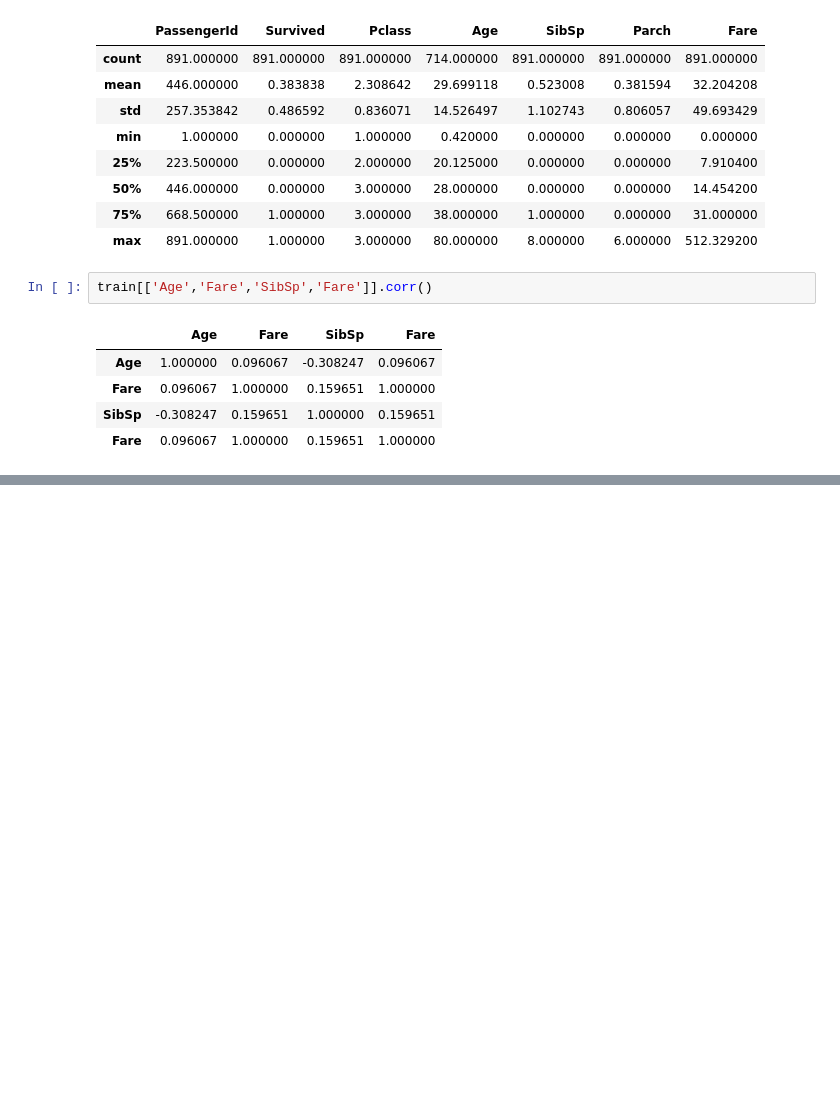
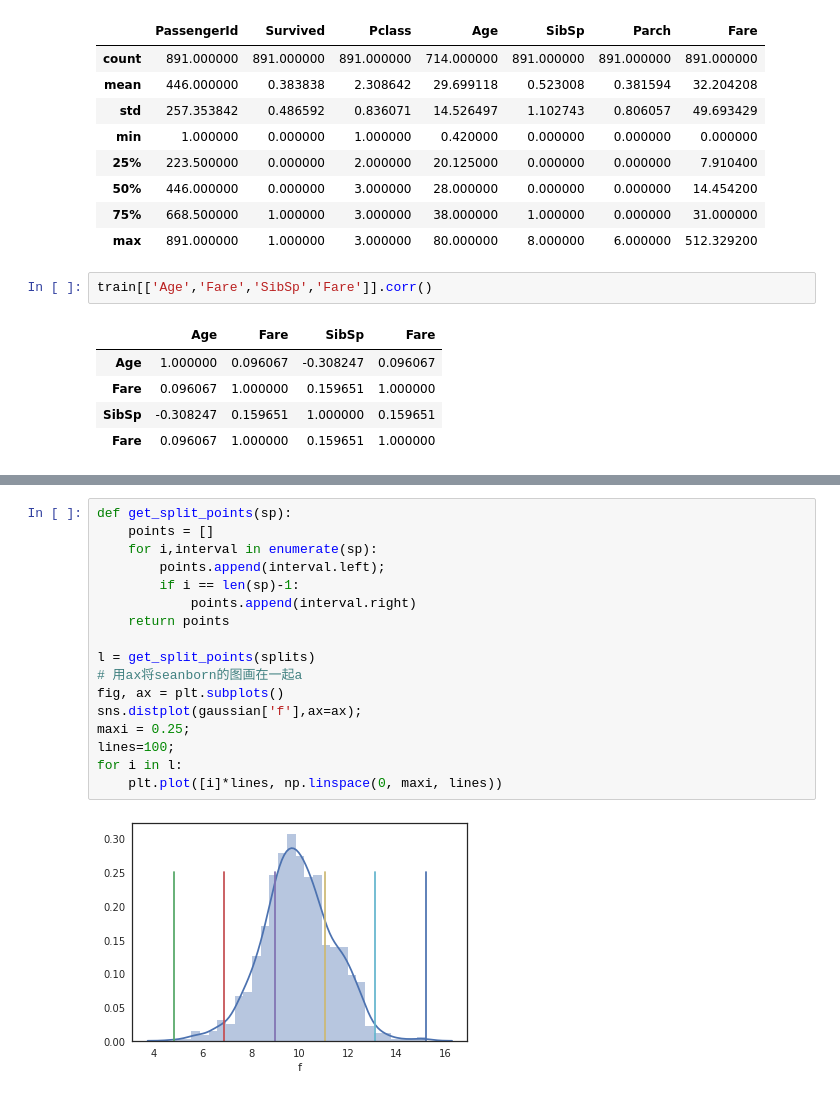
Before and after one commit to anribras/machine-learning, a Jupyter notebook: note/pandas_ex.ipynb, the cells around one changed output, grey strips where cells are left out. Drawn from its saved outputs; the diff is of its cells as text; blank space fills up the shorter version.

```diff
--- a/note/pandas_ex.ipynb
+++ b/note/pandas_ex.ipynb
@@ -193,0 +195,19 @@ train.head()
+# %%
+def get_split_points(sp):
+    points = []
+    for i,interval in enumerate(sp):
+        points.append(interval.left);
+        if i == len(sp)-1:
+            points.append(interval.right)
+    return points
+
+l = get_split_points(splits)
+# 用ax将seanborn的图画在一起a
+fig, ax = plt.subplots()
+sns.distplot(gaussian['f'],ax=ax);
+maxi = 0.25;
+lines=100;
+for i in l:
+    plt.plot([i]*lines, np.linspace(0, maxi, lines))
+# %% [output]
+[figure, added]
```
Also changed, not shown: parts of 84 cells of this notebook, 4 other files.
